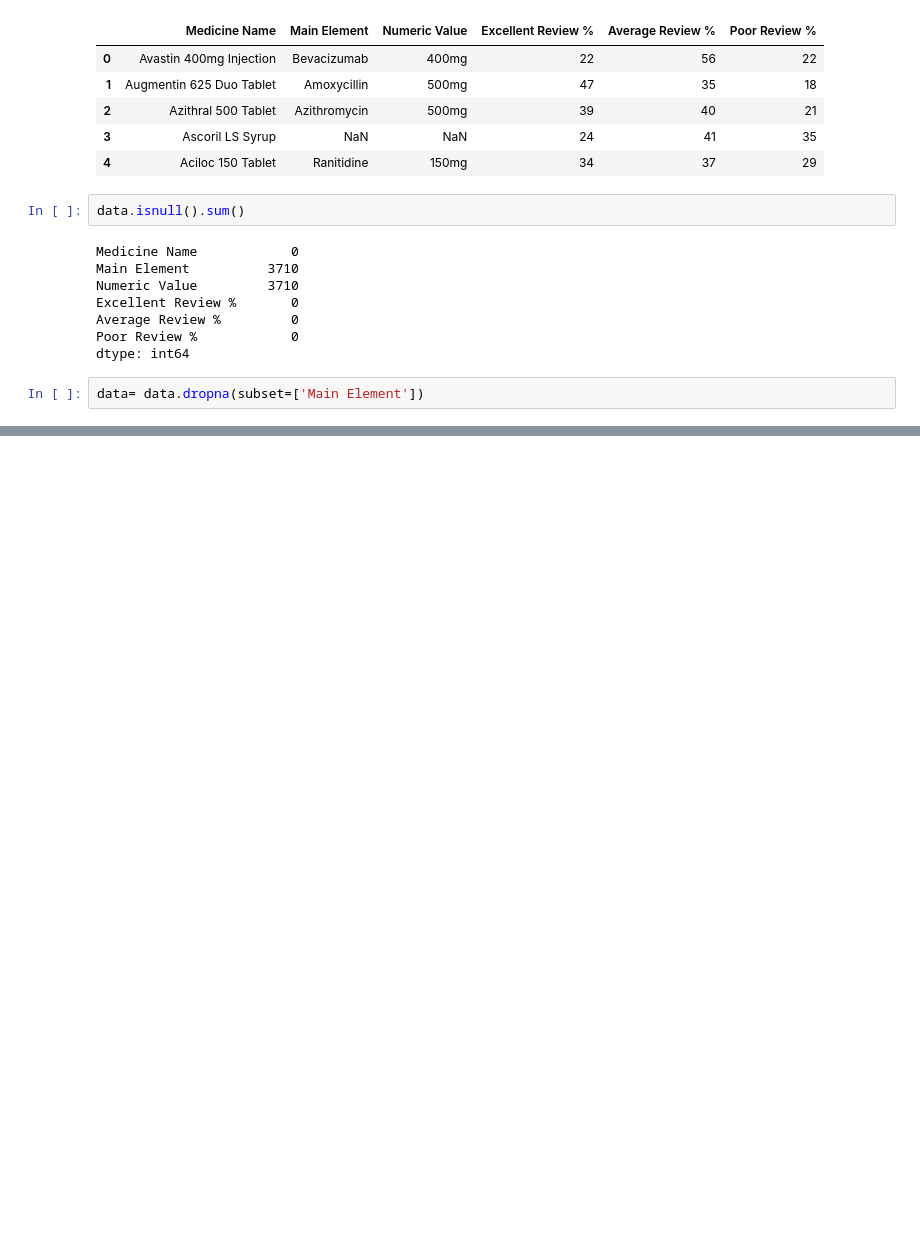
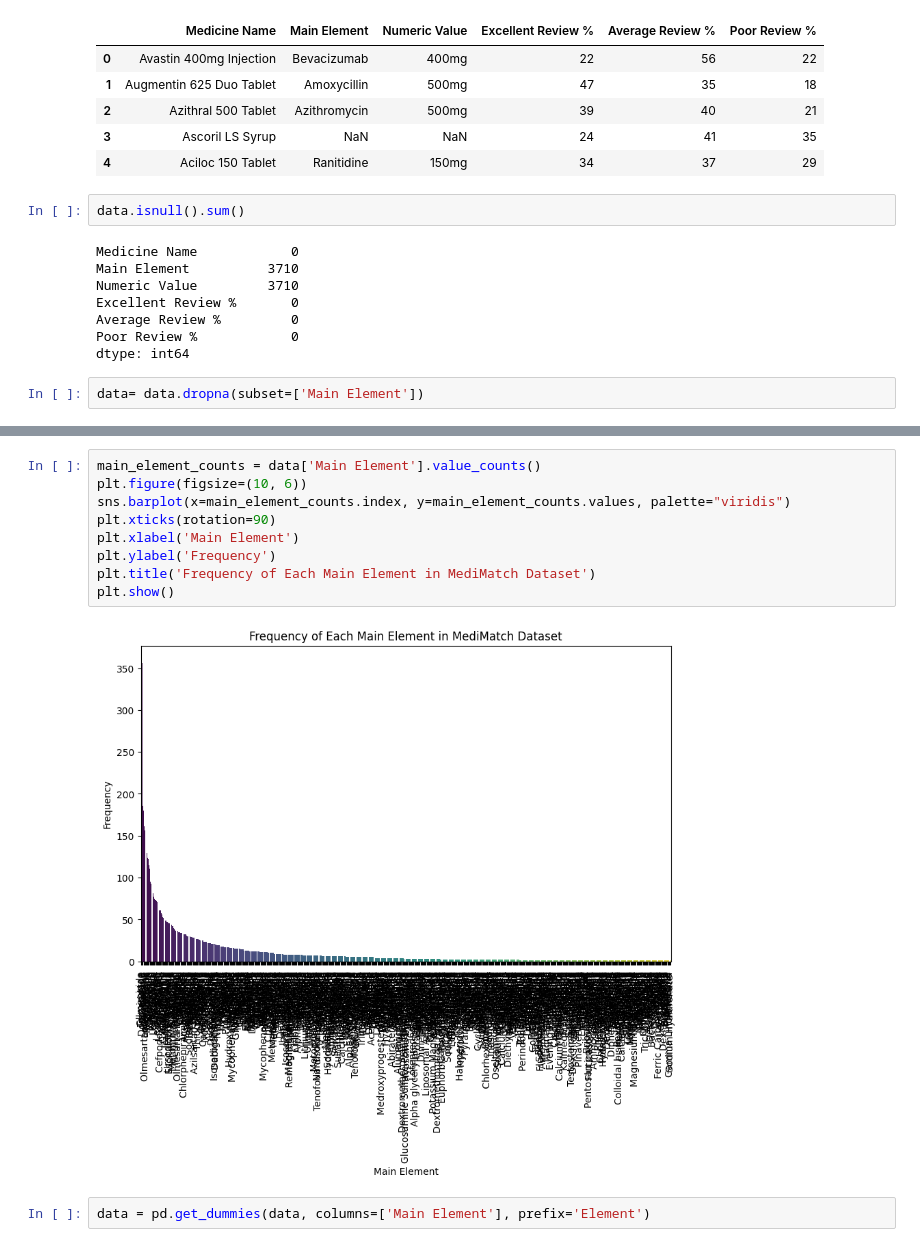
Before and after one commit to Pranjal-88/MediMatch, a Jupyter notebook: project.ipynb, the cells around one changed output, grey strips where cells are left out. Saved outputs shown, nothing was run; the diff lists cells and outputs as text; blank space fills up the shorter version.

```diff
--- a/project.ipynb
+++ b/project.ipynb
@@ -78,0 +84,13 @@ data.head(6)
+# %%
+main_element_counts = data['Main Element'].value_counts()
+plt.figure(figsize=(10, 6))
+sns.barplot(x=main_element_counts.index, y=main_element_counts.values, palette="viridis")
+plt.xticks(rotation=90)
+plt.xlabel('Main Element')
+plt.ylabel('Frequency')
+plt.title('Frequency of Each Main Element in MediMatch Dataset')
+plt.show()
+# %% [output]
+[figure, added]
+# %%
+data = pd.get_dummies(data, columns=['Main Element'], prefix='Element')
```
Also changed, not shown: parts of 6 cells of this notebook.
